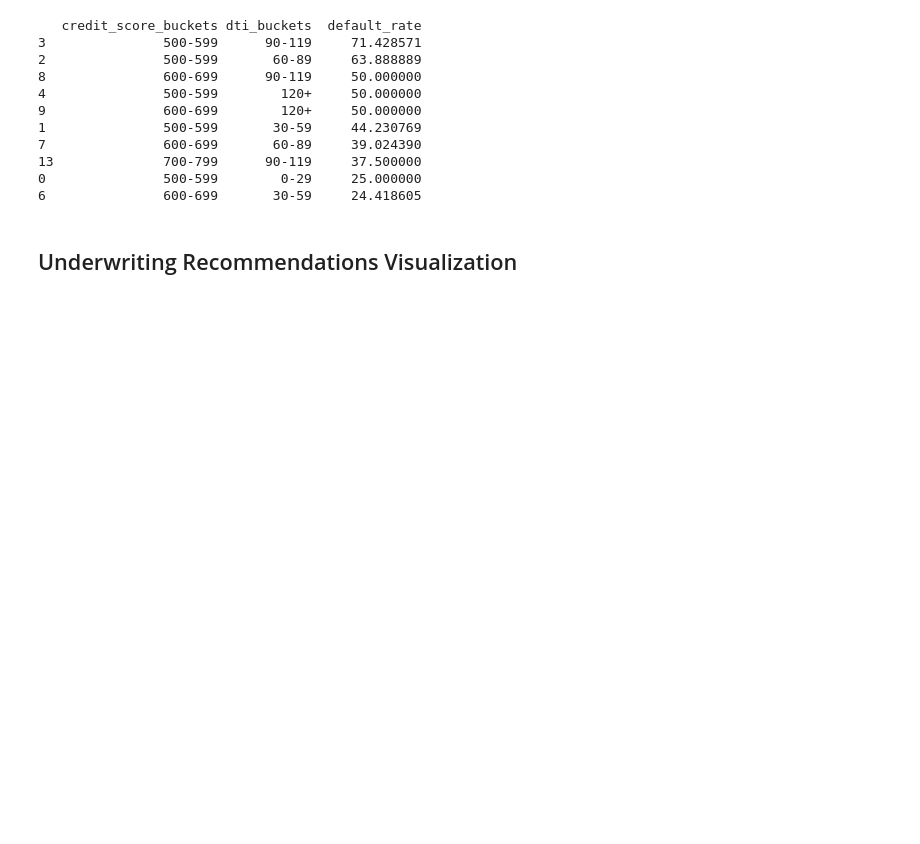
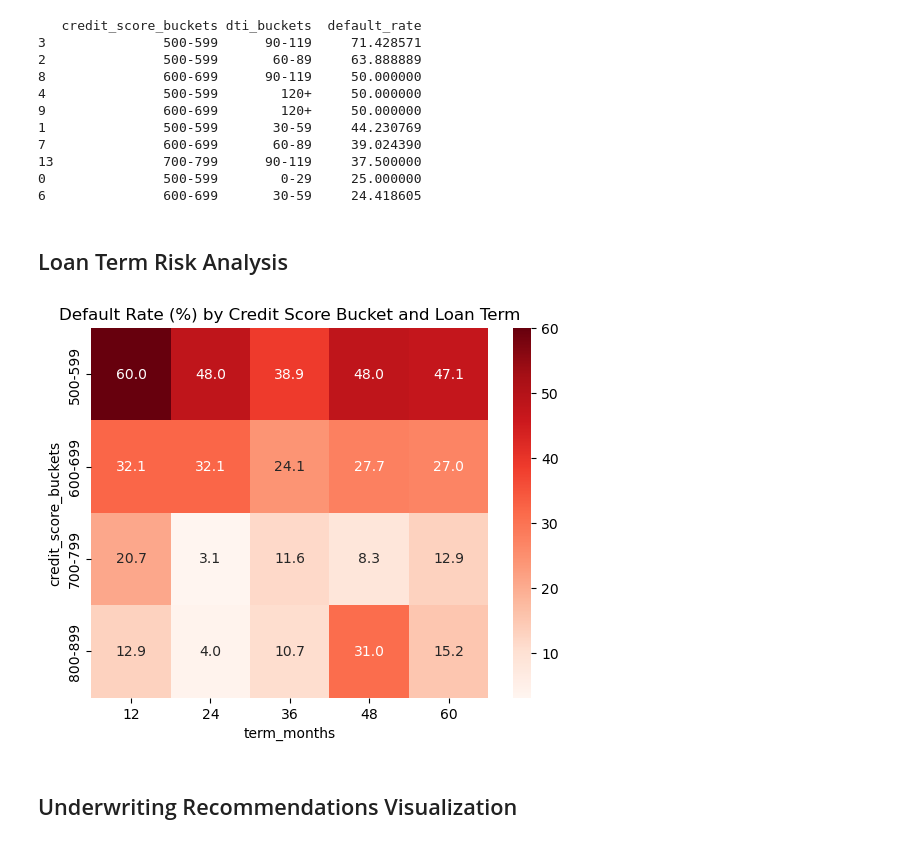
Before and after one commit to JamesSagali/Horizon-Financial-Group---Credit-Risk-Analysis, a Jupyter notebook: horizon_financial_group.ipynb, the cells around one changed output. Cells and saved outputs as stored; diff of their text form; code cells hidden in the pictures; blank space fills up the shorter version.

Commit message:
Additional analysis

```diff
--- a/horizon_financial_group.ipynb
+++ b/horizon_financial_group.ipynb
@@ -463,6 +463,35 @@ print(risk_profile.head(10))
 13              700-799      90-119     37.500000
 0               500-599        0-29     25.000000
 6               600-699       30-59     24.418605
+# %% [markdown]
+## Loan Term Risk Analysis
+# %%
+# Creating a heatmap to visualize the risk profile. This will help us quickly identify which combinations of credit score and DTI are associated with higher default rates.
+
+# Default rate by loan term
+default_rate_by_term = (
+    df.groupby('term_months', observed=True)['defaulted']
+      .mean()
+      .mul(100)
+      .reset_index(name='default_rate')
+      .sort_values('term_months')
+)
+
+# Cross-tab: loan term × credit score bucket
+term_credit_pivot = pd.pivot_table(
+    df,
+    values='defaulted',
+    index='credit_score_buckets',
+    columns='term_months',
+    aggfunc='mean',
+    observed=True
+) * 100
+
+sns.heatmap(term_credit_pivot, annot=True, fmt='.1f', cmap='Reds')
+plt.title('Default Rate (%) by Credit Score Bucket and Loan Term')
+plt.show()
+# %% [output]
+[figure, added]
 # %% [markdown]
 ## Underwriting Recommendations Visualization
 # %%
```
Also changed, not shown: parts of 5 cells of this notebook.
